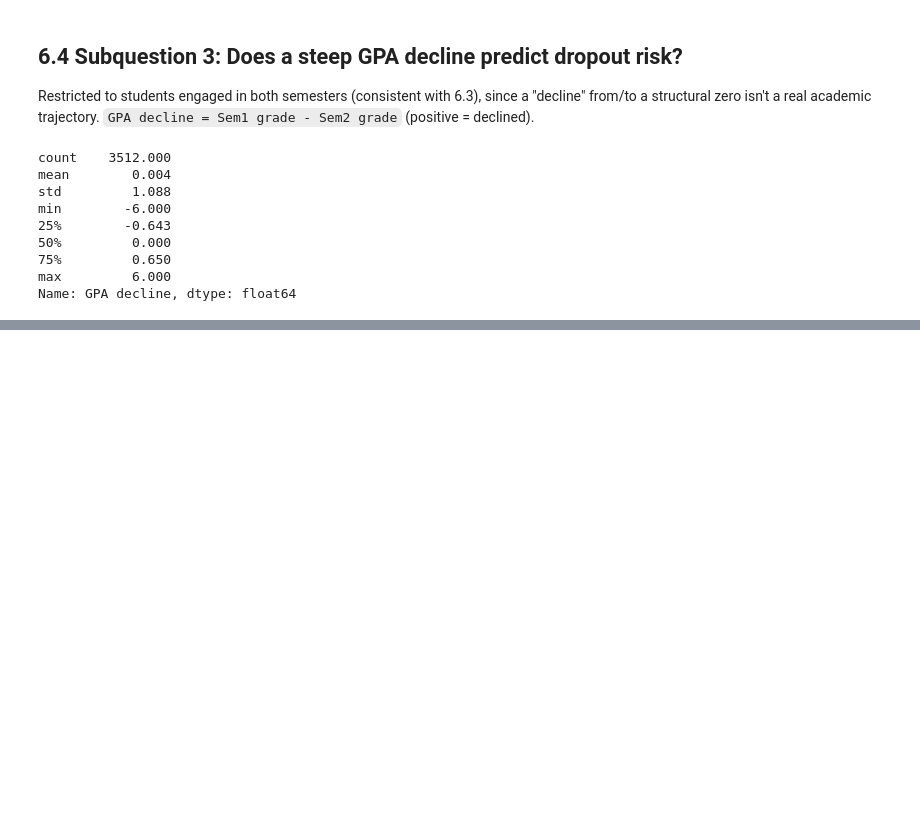
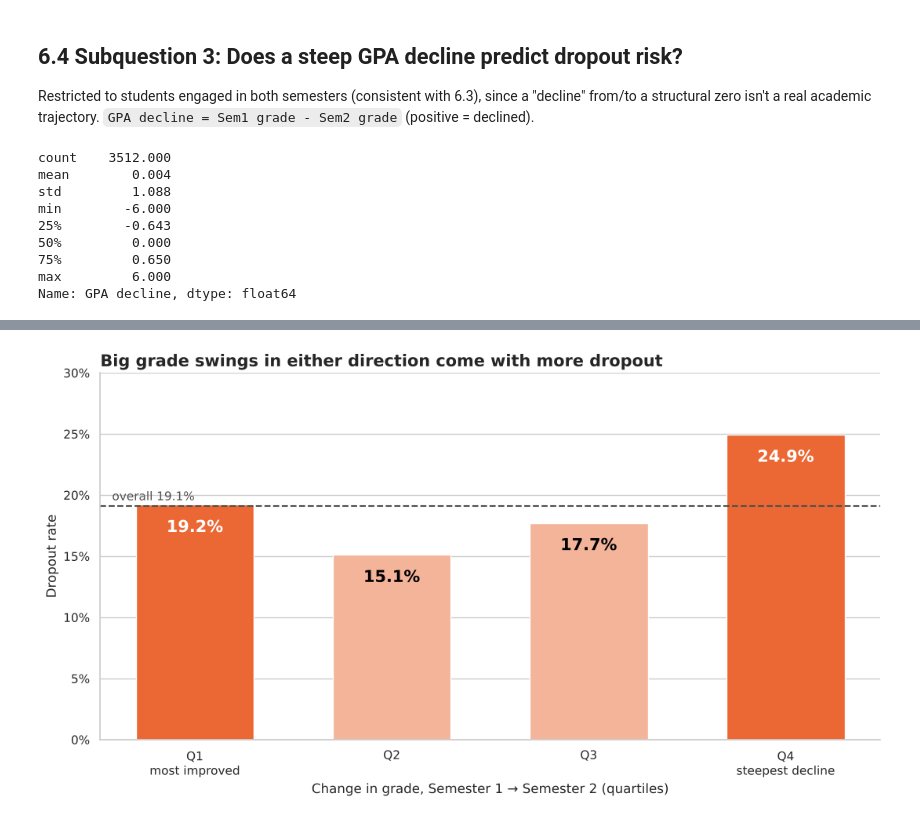
Before and after one commit to itsjavi16/student-dropout-prediction, a Jupyter notebook: notebooks/06_gpa_trajectory.ipynb, the cells around one changed output, grey strips where cells are left out. Cells and saved outputs as stored; diff of their text form; code cells hidden in the pictures; blank space fills up the shorter version.

```diff
--- a/notebooks/06_gpa_trajectory.ipynb
+++ b/notebooks/06_gpa_trajectory.ipynb
@@ -191,0 +259,18 @@ Best quartile dropout rate: 15.1%
+# %%
+# 3. Logistic regression with a squared term, with and without controlling for the Semester 1 grade
+decline = df_decline["GPA decline"]
+X_u = sm.add_constant(pd.DataFrame({"decline": decline, "decline²": decline ** 2}))
+X_adj = X_u.assign(**{"Sem1 grade": df_decline["Curricular units 1st sem (grade)"]})
+
+logit_rows = []
+for label, X in [("U-shape only", X_u), ("Controlling for Sem1 grade", X_adj)]:
+    fit = sm.Logit(df_decline["Dropout"], X).fit(disp=0)
+    for term in ["decline", "decline²"]:
+        logit_rows.append({"Model": label, "Term": term, "Coefficient": fit.params[term], "p-value": fit.pvalues[term]})
+display(pd.DataFrame(logit_rows).round(4))
+
+# Size of the change, ignoring direction
+df_decline["Size of change"] = pd.qcut(df_decline["GPA decline"].abs(), q=4,
+                                       labels=["Smallest", "Small", "Large", "Largest"])
+print("Dropout rate by size of grade change (either direction):")
+print(df_decline.groupby("Size of change", observed=True)["Dropout"].mean().round(3))
@@ -191,0 +290,27 @@ Best quartile dropout rate: 15.1%
+# %%
+rate = df_decline.groupby("Decline group", observed=True)["Dropout"].mean()
+overall = df_decline["Dropout"].mean()
+tick_labels = ["Q1\nmost improved", "Q2", "Q3", "Q4\nsteepest decline"]
+
+fig, ax = plt.subplots(figsize=(11, 6))
+dropout_color, dropout_light = OUTCOME_PALETTE["Dropout"], "#f3b49a"
+bar_colors = [dropout_color, dropout_light, dropout_light, dropout_color]   # highlight the two extremes
+bars = ax.bar(range(4), rate.to_numpy(), color=bar_colors, width=0.6)
+for b, v in zip(bars, rate.to_numpy()):
+    ax.text(b.get_x() + b.get_width() / 2, v - 0.012, f"{v:.1%}", ha="center", va="top", fontsize=15,
+            fontweight="bold", color="white" if v > 0.18 else "black")
+ax.axhline(overall, color="#52514e", ls="--", lw=1.5)
+ax.text(-0.42, overall + 0.005, f"overall {overall:.1%}", color="#52514e", fontsize=11)
+ax.set_xticks(range(4), tick_labels)
+ax.set_ylim(0, 0.3)
+ax.yaxis.set_major_formatter(PercentFormatter(1.0, decimals=0))
+ax.set_ylabel("Dropout rate")
+ax.set_xlabel("Change in grade, Semester 1 → Semester 2 (quartiles)")
+ax.set_title("Big grade swings in either direction come with more dropout", loc="left", fontsize=15, fontweight="bold")
+ax.grid(axis="x", visible=False)
+sns.despine()
+plt.tight_layout()
+plt.savefig(project_root / "reports" / "figures" / "gpa_dropout_by_grade_change.png", dpi=200, bbox_inches="tight")
+plt.show()
+# %% [output]
+[figure, added]
```
Also changed, not shown: parts of 12 cells of this notebook, 9 other files.
